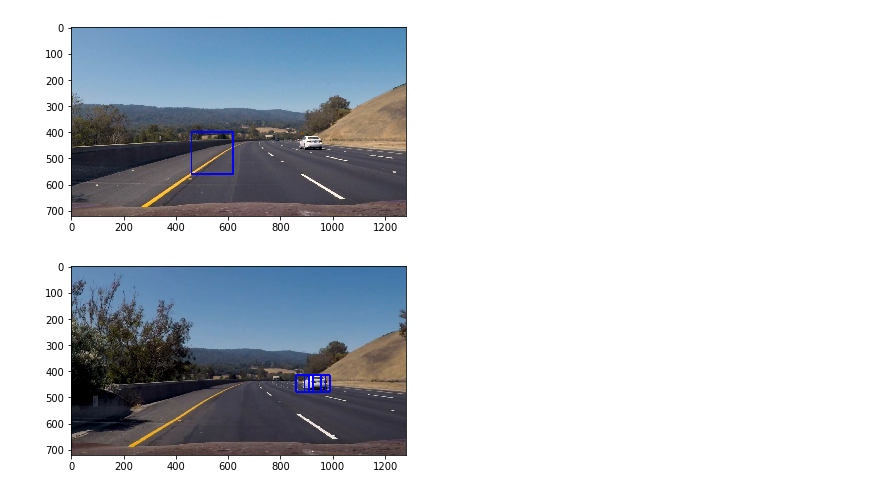
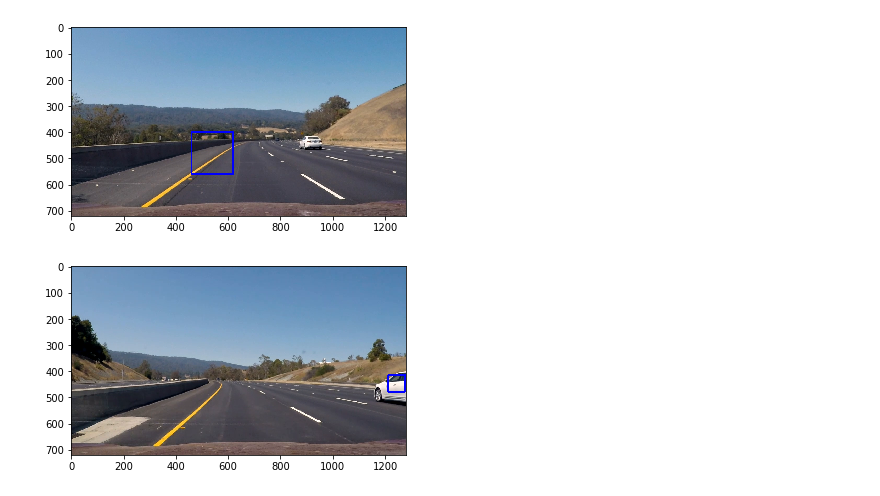
Before and after one commit to root221/CarND-Vehicle-Detection, a Jupyter notebook: VehicleDetectionAndTracking.ipynb, the cells around one changed output. Drawn from its saved outputs; the diff is of its cells as text; code cells hidden in the pictures.

```diff
--- a/VehicleDetectionAndTracking.ipynb
+++ b/VehicleDetectionAndTracking.ipynb
@@ -445,20 +446,20 @@ plt.imshow(draw_img)
 <matplotlib.image.AxesImage at 0x...>
 [figure]
 # %%
-image = cv2.imread('test_images/test10.jpg')
+image = cv2.imread('test_images/test11.jpg')
 image = cv2.cvtColor(image,cv2.COLOR_BGR2RGB)
 bbox_list = []
 scales = [1,1.5,2,2.5]
 draw_img,box_list = find_cars(image,scales[0],13,16,2,svc,1,350,478,300,1280)
 plt.imshow(draw_img)
 bbox_list.extend(box_list)
 draw_img,box_list = find_cars(image,scales[1],13,16,2,svc,1,350,542,300,1280)
 bbox_list.extend(box_list)
 draw_img,box_list = find_cars(image,scales[2],13,16,2,svc,1,400,656,300,1280)
 bbox_list.extend(box_list)
 draw_img,box_list = find_cars(image,scales[3],13,16,2,svc,1,400,720,300,1280)
 bbox_list.extend(box_list)
 #cv2.line(draw_img, (0,520), (1280,520), (0,255,0), thickness=5)
 #plt.imshow(draw_img)
 # %% [output]
-[figure, old version]
+[figure, new version]
```
Also changed, not shown: parts of 17 cells of this notebook.
